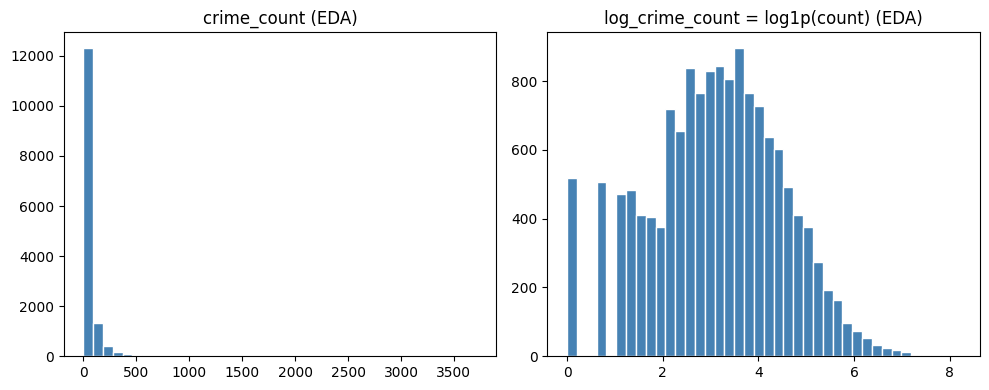
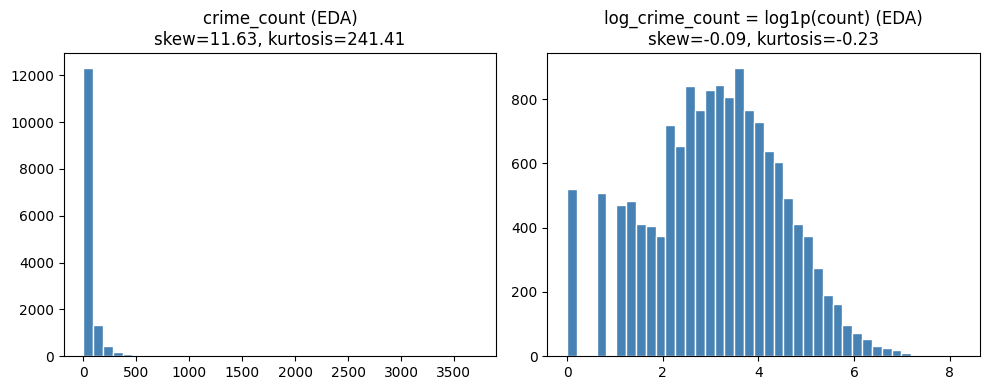
Code edit (unified diff) that turned the first committed figure into the second:
--- before
+++ after
@@ -1,7 +1,22 @@
+from scipy.stats import skew, kurtosis
+
+crime_counts = df_clean["crime_count_eda"].clip(lower=0).dropna()
+log_crime_counts = df_clean["log_crime_count_eda"].dropna()
+
+# Calculate skewness and kurtosis
+crime_skew = skew(crime_counts)
+crime_kurt = kurtosis(crime_counts)
+log_crime_skew = skew(log_crime_counts)
+log_crime_kurt = kurtosis(log_crime_counts)
+
 fig, ax = plt.subplots(1, 2, figsize=(10, 4))
-ax[0].hist(df_clean["crime_count_eda"].clip(lower=0).dropna(), bins=40, color="steelblue", edgecolor="white")
-ax[0].set_title("crime_count (EDA)")
-ax[1].hist(df_clean["log_crime_count_eda"].dropna(), bins=40, color="steelblue", edgecolor="white")
-ax[1].set_title("log_crime_count = log1p(count) (EDA)")
+ax[0].hist(crime_counts, bins=40, color="steelblue", edgecolor="white")
+ax[0].set_title(
+    f"crime_count (EDA)\nskew={crime_skew:.2f}, kurtosis={crime_kurt:.2f}"
+)
+ax[1].hist(log_crime_counts, bins=40, color="steelblue", edgecolor="white")
+ax[1].set_title(
+    f"log_crime_count = log1p(count) (EDA)\nskew={log_crime_skew:.2f}, kurtosis={log_crime_kurt:.2f}"
+)
 plt.tight_layout()
 plt.show()

Commit: extra tables exported